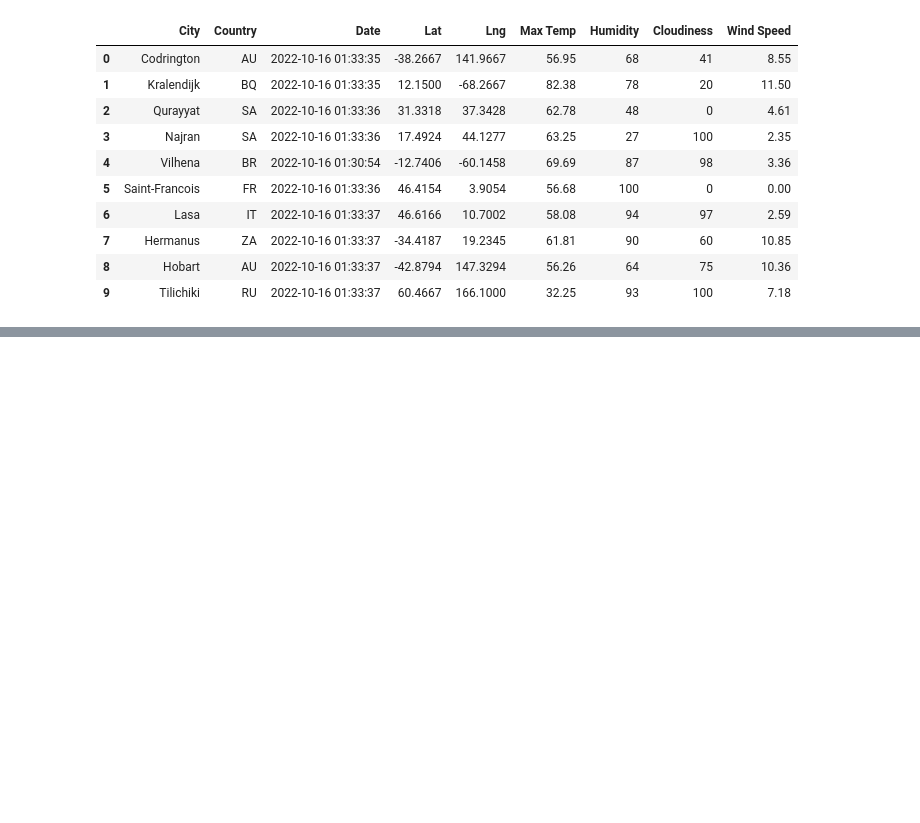
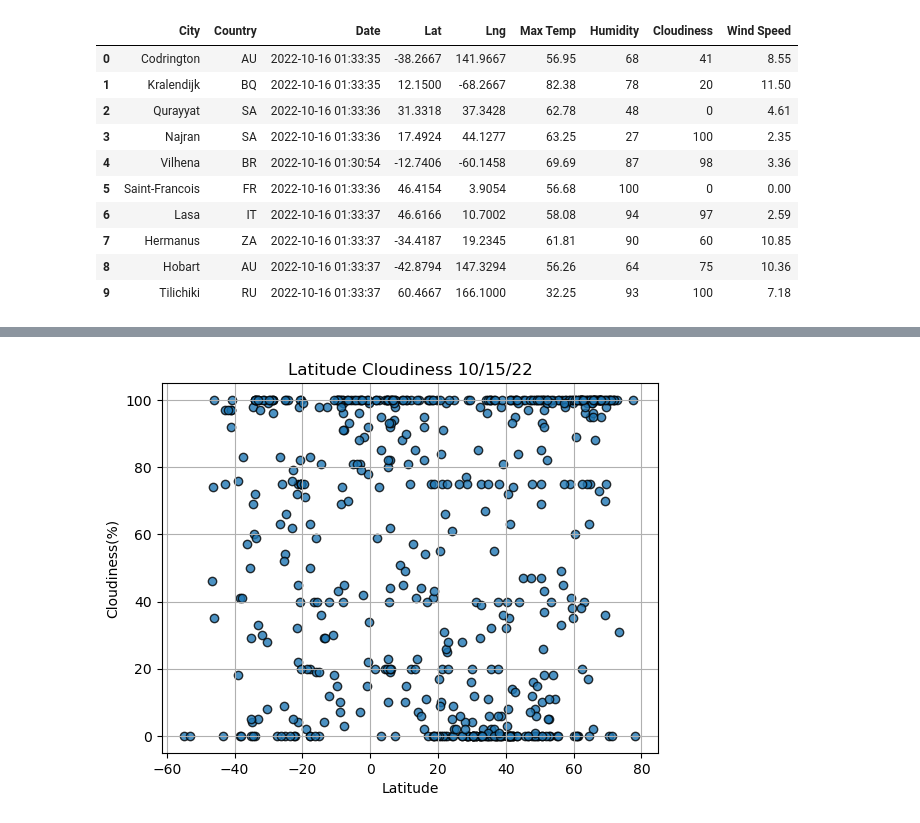
Before and after one commit to BennyPang96/Google_Project, a Jupyter notebook: WeatherPython.ipynb, the cells around one changed output, grey strips where cells are left out. Saved outputs shown, nothing was run; the diff lists cells and outputs as text; code cells hidden in the pictures; blank space fills up the shorter version.

```diff
--- a/WeatherPython.ipynb
+++ b/WeatherPython.ipynb
@@ -208,0 +250,12 @@ citydata_df.to_csv(output_file,index_label = "City ID")
+# %%
+plt.scatter(lats, cloudiness, edgecolor="black", linewidths=1, marker="o",
+            alpha=0.8, label="Cities")
+plt.title(f"Latitude Cloudiness " + today)
+plt.ylabel("Cloudiness(%)")
+plt.xlabel("Latitude")
+plt.grid(True)
+
+plt.savefig("Data/Lat_Cloudiness_Scatter_Plot.png")
+plt.show()
+# %% [output]
+[figure, added]
```
Also changed, not shown: parts of 7 cells of this notebook, 5 other files.
